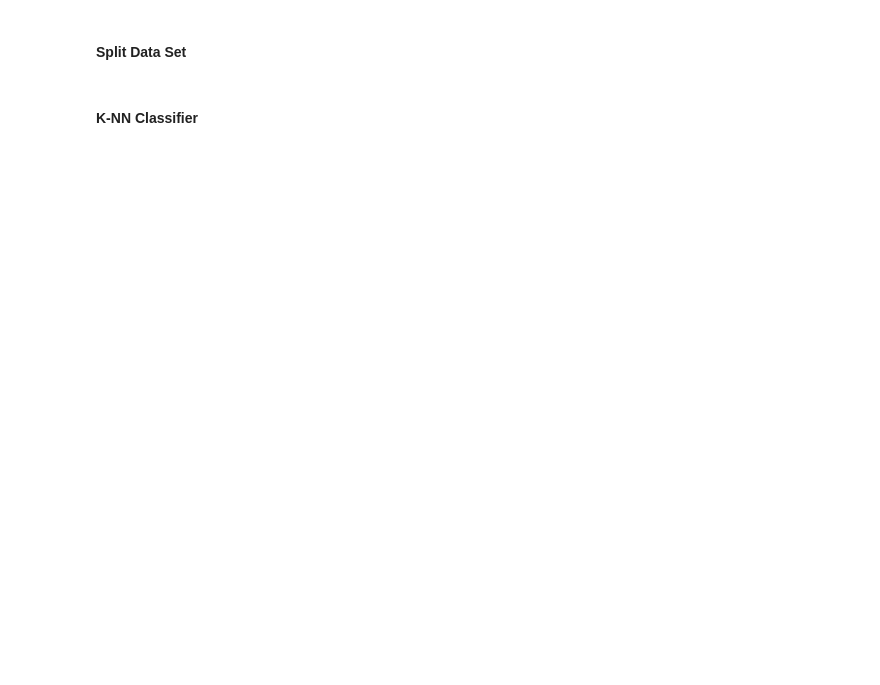
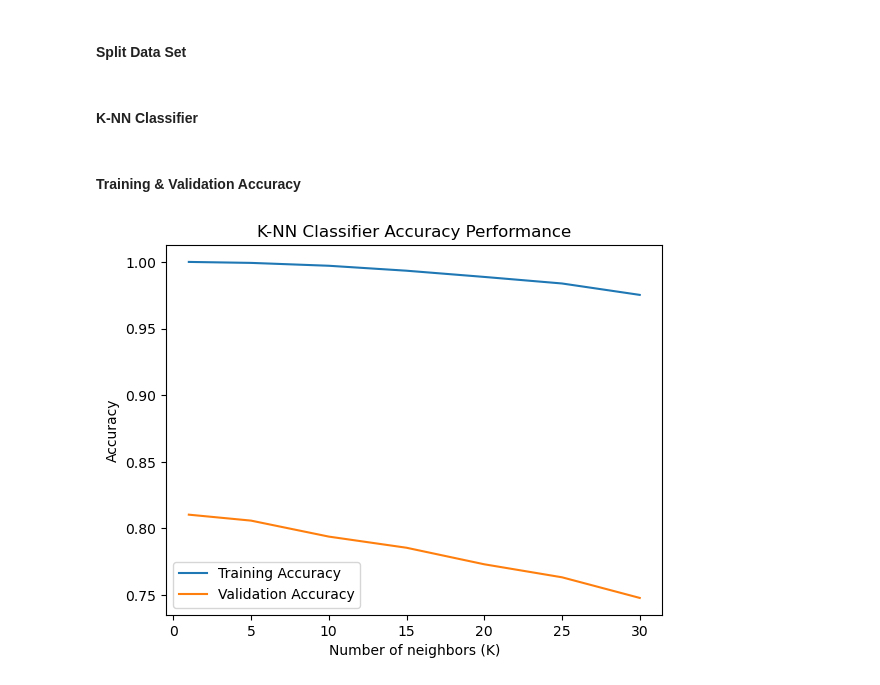
Before and after one commit to MatthewSharpOTU/CSCI4050U_FinalProject, a Jupyter notebook: k-nn/k-nn.ipynb, the cells around one changed output. Cells and saved outputs as stored; diff of their text form; code cells hidden in the pictures; blank space fills up the shorter version.

```diff
--- a/k-nn/k-nn.ipynb
+++ b/k-nn/k-nn.ipynb
@@ -71,2 +75,14 @@ for i in range(len(num_neighbors)):
   trainF1[i] = f1_score(Y_train, Y_predTrain, average='weighted')
   valF1[i] = f1_score(Y_val, Y_predVal, average='weighted')
+# %% [markdown]
+#### Training & Validation Accuracy
+# %%
+plt.plot(num_neighbors, trainAcc, label='Training Accuracy')
+plt.plot(num_neighbors, valAcc, label='Validation Accuracy')
+plt.title('K-NN Classifier Accuracy Performance')
+plt.xlabel('Number of neighbors (K)')
+plt.ylabel('Accuracy')
+plt.legend()
+plt.show()
+# %% [output]
+[figure, added]
```
Also changed, not shown: parts of 8 cells of this notebook.
